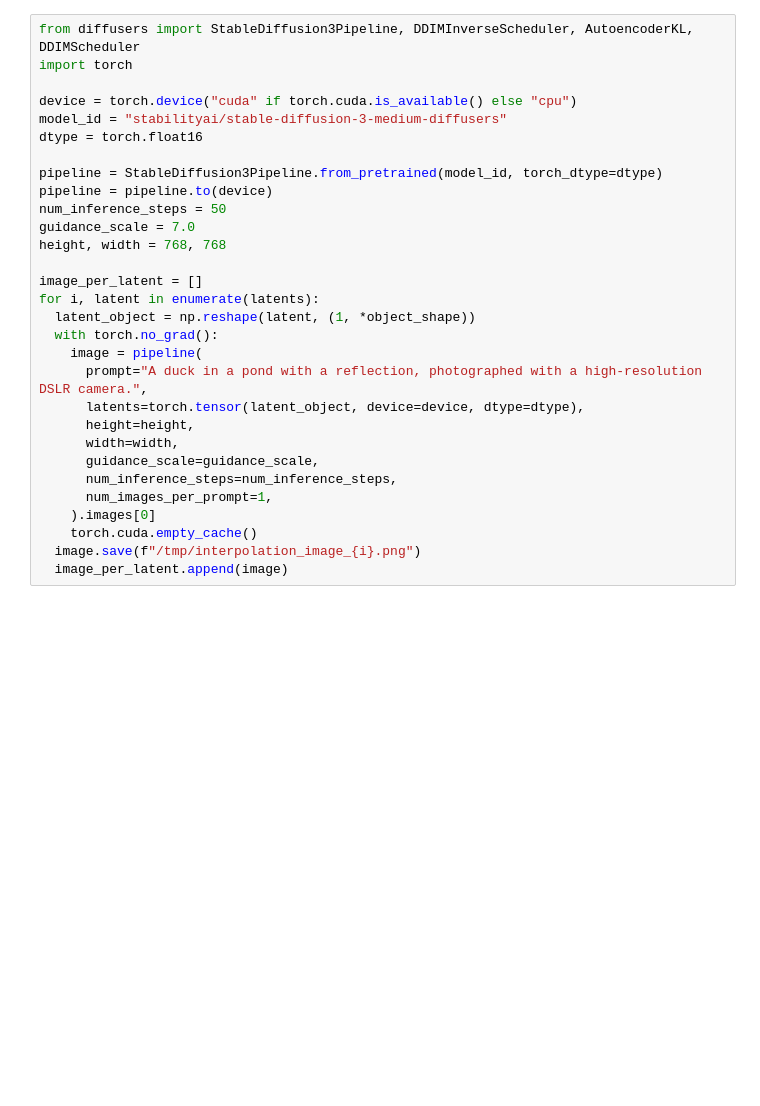
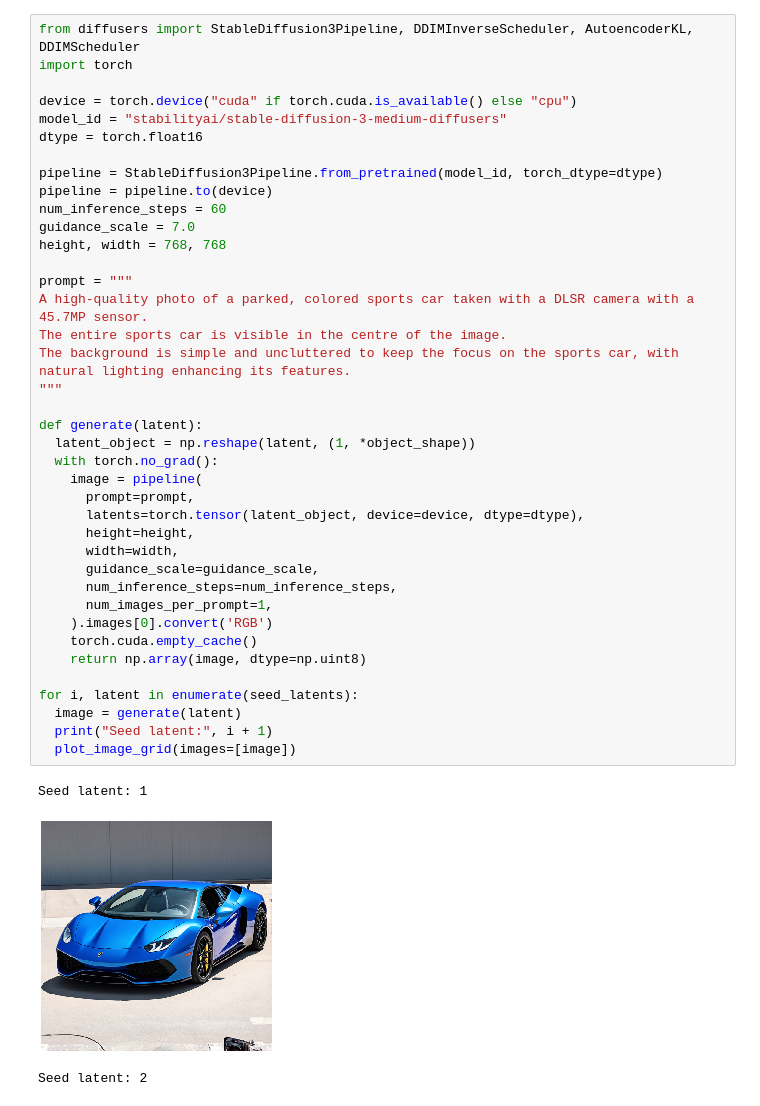
Before and after one commit to bodin-e/linear-combinations-of-latents, a Jupyter notebook: example_interpolation.ipynb, the cells around one changed output. Cells and saved outputs as stored; diff of their text form; blank space fills up the shorter version.

Commit message:
chore: updated interpolation example

```diff
--- a/example_interpolation.ipynb
+++ b/example_interpolation.ipynb
@@ -22,33 +37,46 @@ latents = lol_iid(
   cdf=latent_distribution.cdf,
   inverse_cdf=latent_distribution.ppf
 )
-# %%
-from diffusers import StableDiffusion3Pipeline, DDIMInverseScheduler, AutoencoderKL, DDIMScheduler
-import torch
-
-device = torch.device("cuda" if torch.cuda.is_available() else "cpu")
-model_id = "stabilityai/stable-diffusion-3-medium-diffusers"
-dtype = torch.float16
-
-pipeline = StableDiffusion3Pipeline.from_pretrained(model_id, torch_dtype=dtype)
-pipeline = pipeline.to(device)
-num_inference_steps = 50
-guidance_scale = 7.0
-height, width = 768, 768
-
-image_per_latent = []
-for i, latent in enumerate(latents):
-  latent_object = np.reshape(latent, (1, *object_shape))
-  with torch.no_grad():
-    image = pipeline(
-      prompt="A duck in a pond with a reflection, photographed with a high-resolution DSLR camera.",
-      latents=torch.tensor(latent_object, device=device, dtype=dtype),
-      height=height,
-      width=width,
-      guidance_scale=guidance_scale,
-      num_inference_steps=num_inference_steps,
-      num_images_per_prompt=1,
-    ).images[0]
-    torch.cuda.empty_cache()
-  image.save(f"/tmp/interpolation_image_{i}.png")
-  image_per_latent.append(image)
+# %%
+from diffusers import StableDiffusion3Pipeline, DDIMInverseScheduler, AutoencoderKL, DDIMScheduler
+import torch
+
+device = torch.device("cuda" if torch.cuda.is_available() else "cpu")
+model_id = "stabilityai/stable-diffusion-3-medium-diffusers"
+dtype = torch.float16
+
+pipeline = StableDiffusion3Pipeline.from_pretrained(model_id, torch_dtype=dtype)
+pipeline = pipeline.to(device)
+num_inference_steps = 60
+guidance_scale = 7.0
+height, width = 768, 768
+
+prompt = """
+A high-quality photo of a parked, colored sports car taken with a DLSR camera with a 45.7MP sensor.
+The entire sports car is visible in the centre of the image.
+The background is simple and uncluttered to keep the focus on the sports car, with natural lighting enhancing its features.
+"""
+
+def generate(latent):
+  latent_object = np.reshape(latent, (1, *object_shape))
+  with torch.no_grad():
+    image = pipeline(
+      prompt=prompt,
+      latents=torch.tensor(latent_object, device=device, dtype=dtype),
+      height=height,
+      width=width,
+      guidance_scale=guidance_scale,
+      num_inference_steps=num_inference_steps,
+      num_images_per_prompt=1,
+    ).images[0].convert('RGB')
+    torch.cuda.empty_cache()
+    return np.array(image, dtype=np.uint8)
+
+for i, latent in enumerate(seed_latents):
+  image = generate(latent)
+  print("Seed latent:", i + 1)
+  plot_image_grid(images=[image])
+# %% [output]
+Seed latent: 1
+[figure, added]
+Seed latent: 2
```
Also changed, not shown: parts of 3 cells of this notebook, 2 other files.
